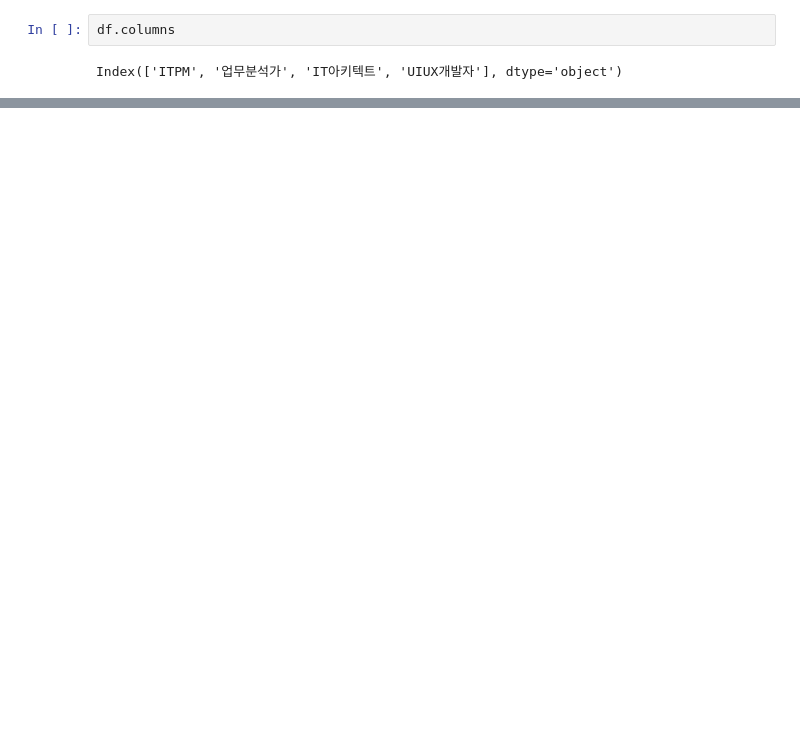
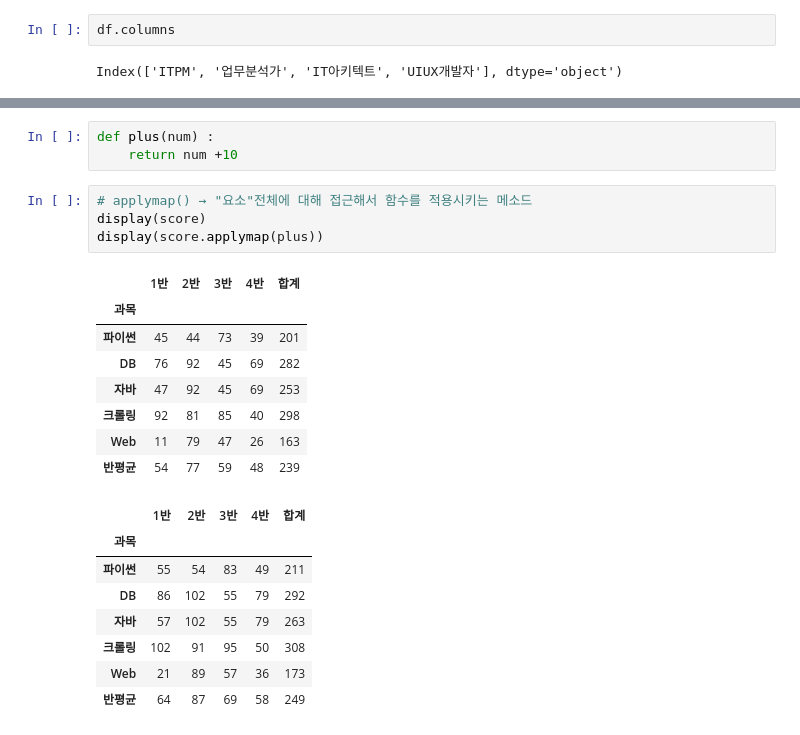
Before and after one commit to parvenuHJ/Python, a Jupyter notebook: Practice/Python Library/2. Pandas Library.ipynb, the cells around one changed output, grey strips where cells are left out. Drawn from its saved outputs; the diff is of its cells as text; blank space fills up the shorter version.

```diff
--- a/Practice/Python Library/2. Pandas Library.ipynb
+++ b/Practice/Python Library/2. Pandas Library.ipynb
@@ -561,0 +1082,24 @@ Name: 시간평균임금, dtype: int64
+# %%
+def plus(num) :
+    return num +10
+# %%
+# applymap() → "요소"전체에 대해 접근해서 함수를 적용시키는 메소드
+display(score)
+display(score.applymap(plus))
+# %% [output]
+|  | 1반 | 2반 | 3반 | 4반 | 합계 |
+| 과목 |  |  |  |  |  |
+| 파이썬 | 45 | 44 | 73 | 39 | 201 |
+| DB | 76 | 92 | 45 | 69 | 282 |
+| 자바 | 47 | 92 | 45 | 69 | 253 |
+| 크롤링 | 92 | 81 | 85 | 40 | 298 |
+| Web | 11 | 79 | 47 | 26 | 163 |
+| 반평균 | 54 | 77 | 59 | 48 | 239 |
+|  | 1반 | 2반 | 3반 | 4반 | 합계 |
+| 과목 |  |  |  |  |  |
+| 파이썬 | 55 | 54 | 83 | 49 | 211 |
+| DB | 86 | 102 | 55 | 79 | 292 |
+| 자바 | 57 | 102 | 55 | 79 | 263 |
+| 크롤링 | 102 | 91 | 95 | 50 | 308 |
+| Web | 21 | 89 | 57 | 36 | 173 |
+| 반평균 | 64 | 87 | 69 | 58 | 249 |
```
Also changed, not shown: parts of 114 cells of this notebook, 3 other files.
